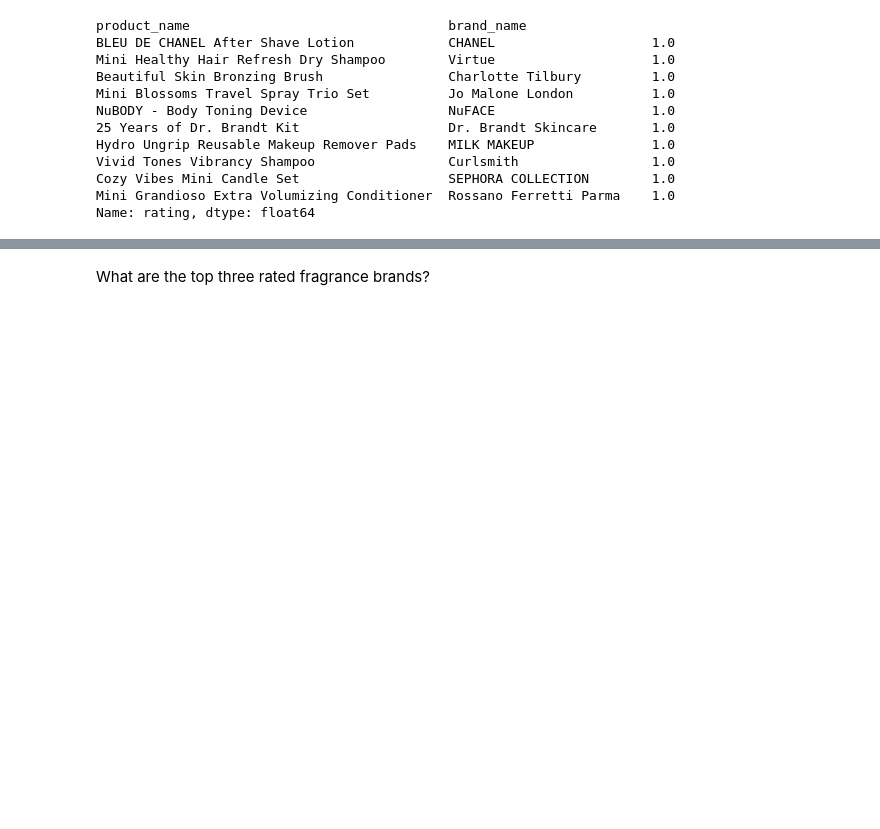
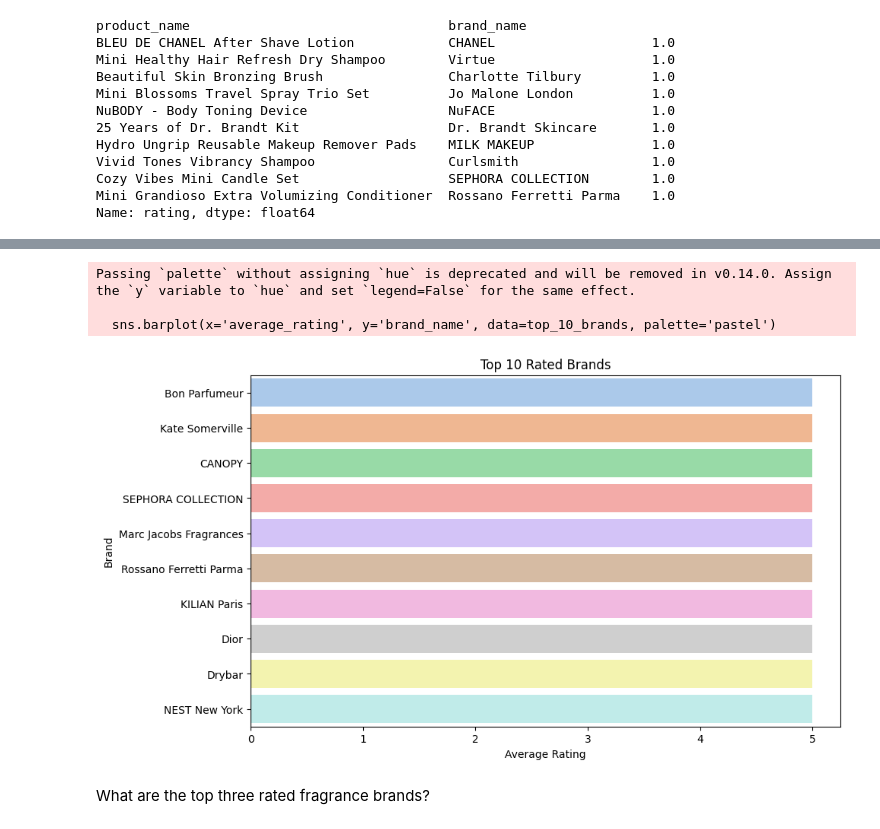
Before and after one commit to Iveynganga/PYTHON-DATA-ANALYSIS, a Jupyter notebook: SephoraCapstone.ipynb, the cells around one changed output, grey strips where cells are left out. Drawn from its saved outputs; the diff is of its cells as text; code cells hidden in the pictures; blank space fills up the shorter version.

```diff
--- a/SephoraCapstone.ipynb
+++ b/SephoraCapstone.ipynb
@@ -202,0 +205,13 @@ Name: rating, dtype: float64
+# %%
+# Step 1: Group by brand name and calculate average rating
+brand_ratings = sephora.groupby(['product_name', 'brand_name'])['rating'].mean().reset_index(name='average_rating')
+
+# Step 2: Sort by average rating to find top-rated brands
+top_rated_brands = brand_ratings.sort_values(by='average_rating', ascending=False)
+
+# Step 3: Select top 10 rated brands
+top_10_brands = top_rated_brands.head(10)
+
+# Display the top 10 rated brands
+print("Top 10 Rated Brands:")
+print(top_10_brands)
@@ -203,3 +236,18 @@ Name: rating, dtype: float64
+# %%
+import seaborn as sns
+
+# Create a bar plot using Seaborn
+plt.figure(figsize=(10, 6))
+sns.barplot(x='average_rating', y='brand_name', data=top_10_brands, palette='pastel')
+plt.xlabel('Average Rating')
+plt.ylabel('Brand')
+plt.title('Top 10 Rated Brands')
+plt.show()
+# %% [output]
+Passing `palette` without assigning `hue` is deprecated and will be removed in v0.14.0. Assign the `y` variable to `hue` and set `legend=False` for the same effect.
+
+  sns.barplot(x='average_rating', y='brand_name', data=top_10_brands, palette='pastel')
+[figure, added]
 # %% [markdown]
 What are the top three rated fragrance brands?
 # %%
```
Also changed, not shown: parts of 2 cells of this notebook.
